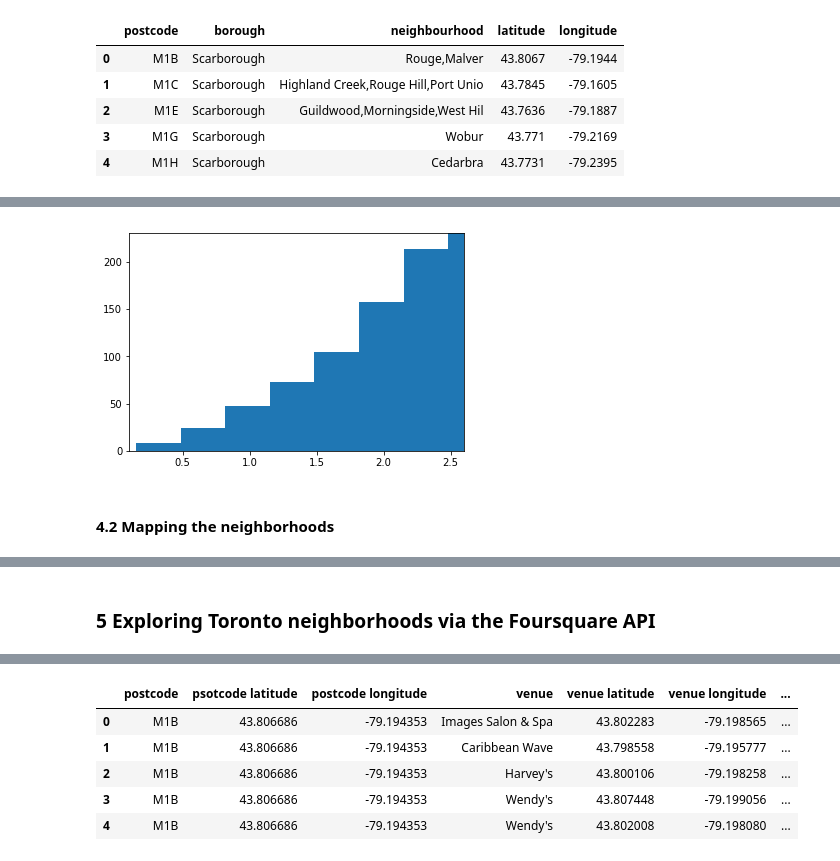
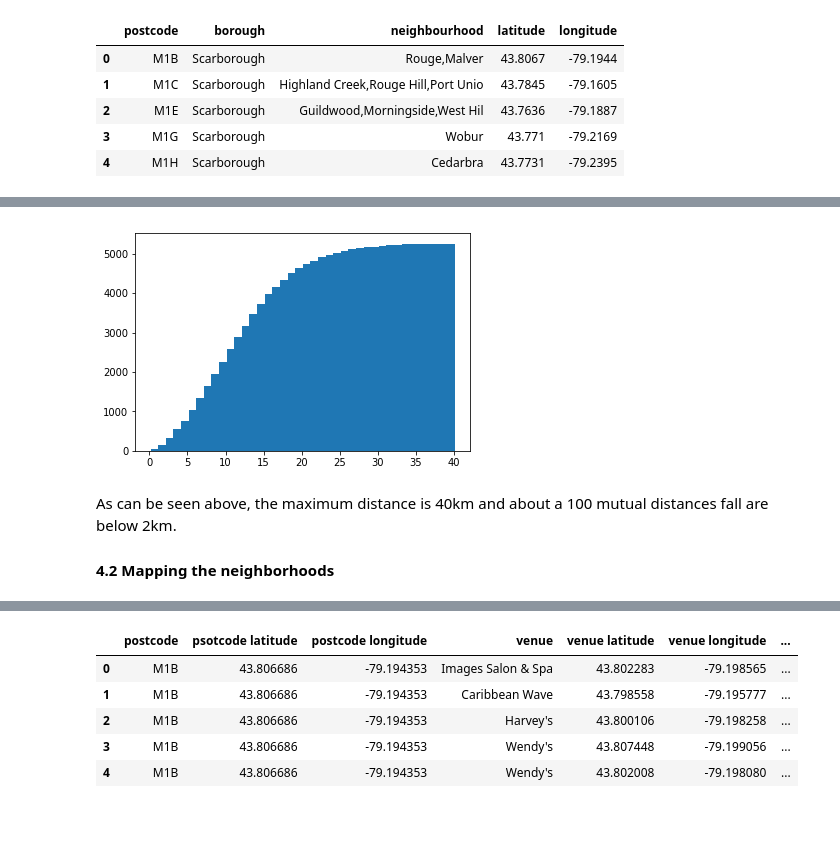
Before and after one commit to beinglucky24/Coursera_Capstone, a Jupyter notebook: segmenting_and_clustering.ipynb, the cells around one changed output, grey strips where cells are left out. Saved outputs shown, nothing was run; the diff lists cells and outputs as text; code cells hidden in the pictures; blank space fills up the shorter version.

```diff
--- a/segmenting_and_clustering.ipynb
+++ b/segmenting_and_clustering.ipynb
@@ -170,27 +165,27 @@ code_df.head()
 # %%
 R = 6373.0 # earth radius
 dist_list = [] # allocating empty array to store postcode area distances in
 
 for i in range(len(code_df.index)):
     for j in range(len(code_df.index)):
         if j>i  :
             lat_i = np.radians(code_df.loc[code_df.index[i],'latitude'])
             lon_i = np.radians(code_df.loc[code_df.index[i],'longitude'])
             lat_j = np.radians(code_df.loc[code_df.index[j],'latitude'])
             lon_j = np.radians(code_df.loc[code_df.index[j],'longitude'])
             dlon = lon_i-lon_j
             dlat = lat_i-lat_j
             a = np.sin(dlat/2)**2+np.cos(lat_i)*np.cos(lat_j)*np.sin(dlon/2)**2
             c = 2*np.arctan(np.sqrt(a)/np.sqrt(1-a))
             dist = R*c
             dist_list.append(dist)
 
-plt.hist(np.array(dist_list),cumulative=True,bins=120)
-plt.xlim(left=0.1,right=2.6)
-plt.ylim(top=230)
+plt.hist(np.array(dist_list),cumulative=True,bins=40)
 plt.show()
 # %% [output]
-[figure, old version]
+[figure, new version]
-# %% [markdown]
-#### 4.2 Mapping the neighborhoods
+# %% [markdown]
+As can be seen above, the maximum distance is 40km and about a 100 mutual distances fall are below 2km.
+
+#### 4.2 Mapping the neighborhoods
 # %%
@@ -204,5 +199,3 @@ for lat,lng,borough,code in zip(code_df['latitude'],code_df['longitude'],code_df
 toronto_map
 # %% [output]
 [interactive output not drawn]
-# %% [markdown]
-### 5 Exploring Toronto neighborhoods via the Foursquare API
```
Also changed, not shown: parts of 27 cells of this notebook.
